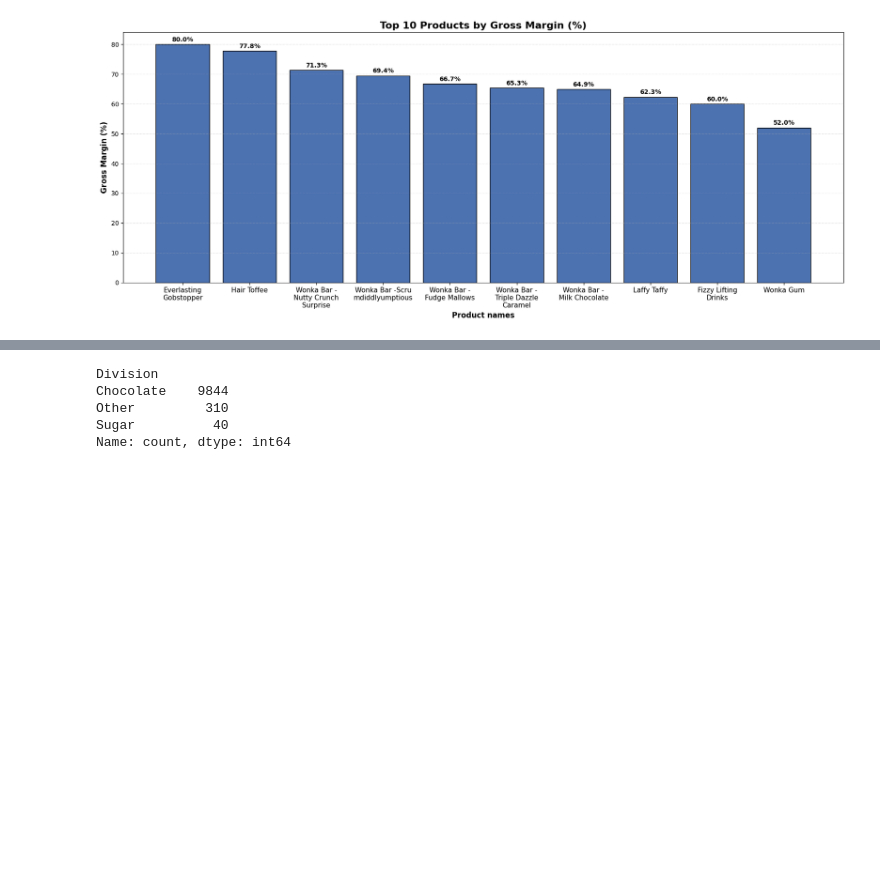
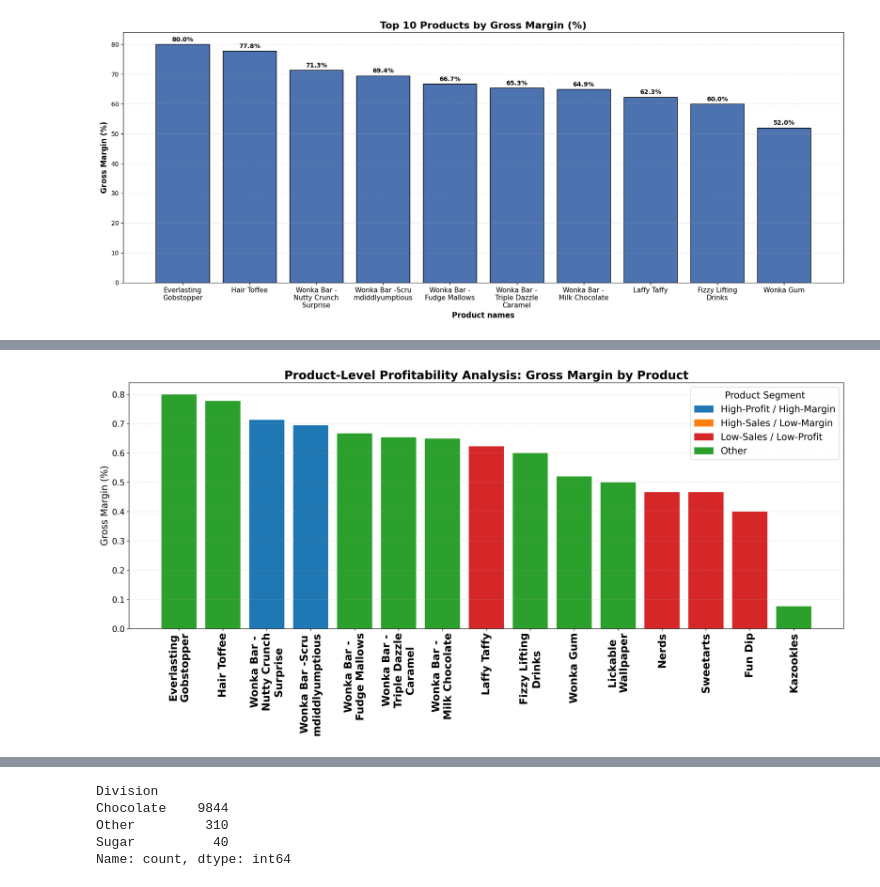
Before and after one commit to amrit1426/Unified_mentor_project, a Jupyter notebook: 20260125_Nassau_Candy_Distributor.ipynb, the cells around one changed output, grey strips where cells are left out. Cells and saved outputs as stored; diff of their text form; code cells hidden in the pictures; blank space fills up the shorter version.

```diff
--- a/20260125_Nassau_Candy_Distributor.ipynb
+++ b/20260125_Nassau_Candy_Distributor.ipynb
@@ -602,0 +775,52 @@ plt.show()
+# %%
+# Sort products by gross margin and set product name as index for ordered visualization
+plot_df = product_metrics.sort_values('Gross Margin', ascending=False).set_index('Product Name')
+
+# Wrap long product names to improve x-axis label readability
+labels = [textwrap.fill(name, 15) for name in plot_df.index]
+
+# Initialize a high-resolution figure for clear presentation
+plt.figure(figsize=(18,9), dpi=300)
+
+# Define a consistent color mapping for each product segment
+color_map = {
+    'High-Profit / High-Margin':'#1f77b4',
+    'High-Sales / Low-Margin':'#ff7f0e',
+    'Low-Sales / Low-Profit':'#d62728',
+    'Other':'#2ca02c'
+}
+
+# Plot gross margin bars and color them by product segment
+plt.bar(
+    x=range(len(plot_df)),
+    height=plot_df['Gross Margin'],
+    color=plot_df['Product_Segment'].map(color_map)
+)
+
+# Configure x-axis labels with wrapped product names and rotation to avoid overlap
+plt.xticks(
+    ticks=range(len(labels)),
+    labels=labels,
+    rotation=90,
+    fontsize=18,
+    fontweight='bold'
+)
+
+# Increase y-axis tick label size for readability
+plt.yticks(fontsize=14)
+
+# Add chart title and axis labels for business interpretation
+plt.title('Product-Level Profitability Analysis: Gross Margin by Product', fontsize=20, fontweight='bold')
+# plt.xlabel('Product Names', fontsize=16)
+plt.ylabel('Gross Margin (%)', fontsize=16)
+
+# Create a custom legend to explain product segment colors
+handles = [plt.Rectangle((0,0),1,1, color=color_map[label]) for label in color_map]
+plt.legend(handles, color_map.keys(), title='Product Segment', fontsize=16, title_fontsize=16)
+
+# Add horizontal gridlines and finalize layout before rendering
+plt.grid(axis='y', linestyle=':', alpha=0.6)
+plt.tight_layout()
+plt.show()
+# %% [output]
+[figure, added]
```
Also changed, not shown: parts of 78 cells of this notebook.
